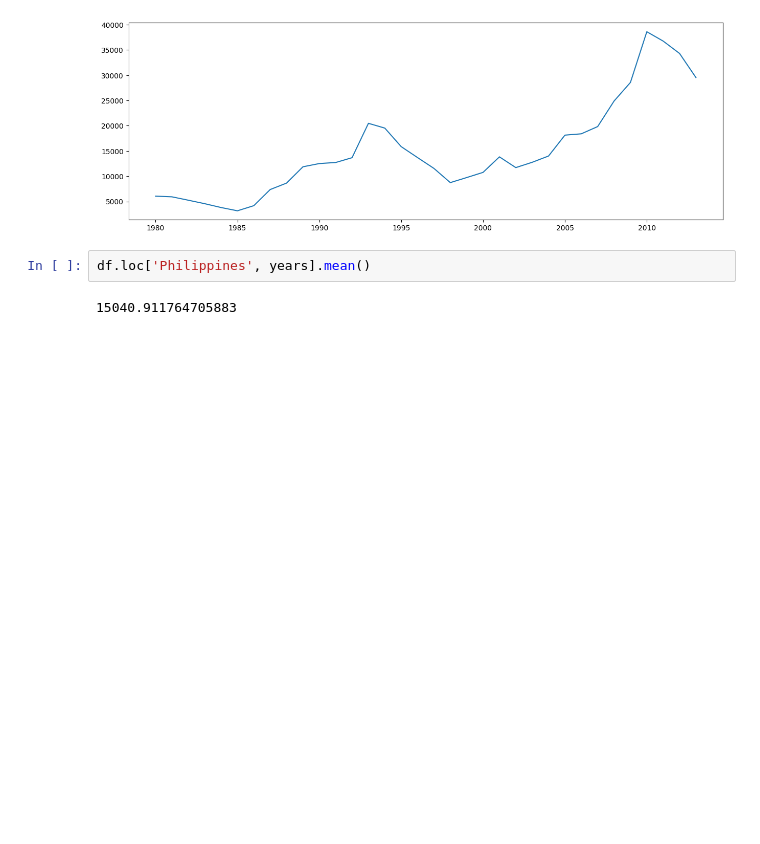
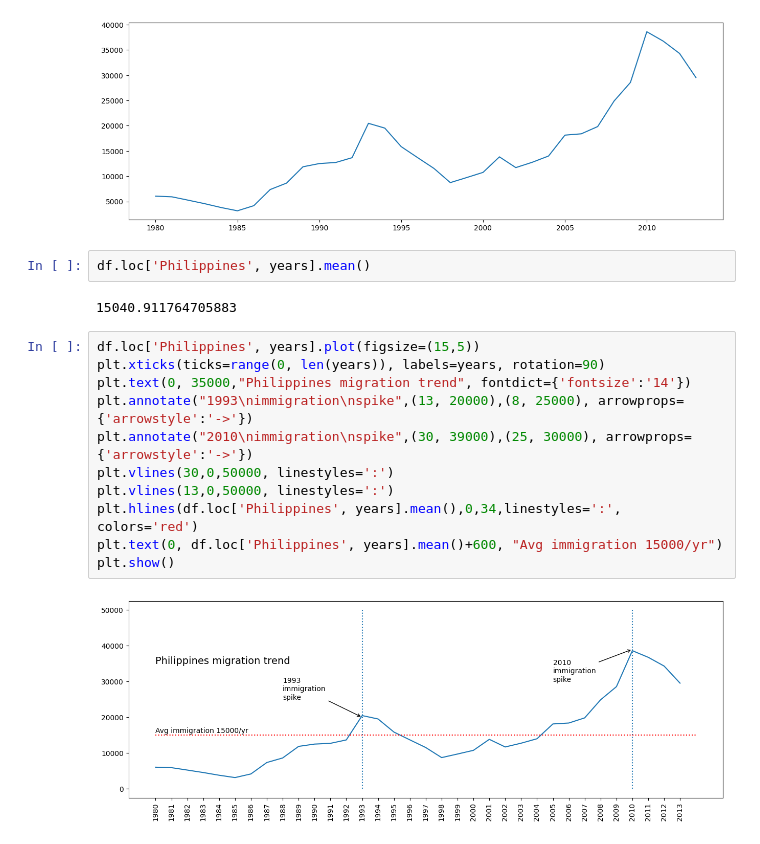
Before and after one commit to Amjadali168/2023-SEP--PY-DS, a Jupyter notebook: data analysis/immigration_analysis.ipynb, the cells around one changed output. Cells and saved outputs as stored; diff of their text form; blank space fills up the shorter version.

```diff
--- a/data analysis/immigration_analysis.ipynb
+++ b/data analysis/immigration_analysis.ipynb
@@ -273,3 +273,16 @@ df.loc['Philippines', years].plot(figsize=(15,5))
 df.loc['Philippines', years].mean()
 # %% [output]
 15040.911764705883
+# %%
+df.loc['Philippines', years].plot(figsize=(15,5))
+plt.xticks(ticks=range(0, len(years)), labels=years, rotation=90)
+plt.text(0, 35000,"Philippines migration trend", fontdict={'fontsize':'14'})
+plt.annotate("1993\nimmigration\nspike",(13, 20000),(8, 25000), arrowprops={'arrowstyle':'->'})
+plt.annotate("2010\nimmigration\nspike",(30, 39000),(25, 30000), arrowprops={'arrowstyle':'->'})
+plt.vlines(30,0,50000, linestyles=':')
+plt.vlines(13,0,50000, linestyles=':')
+plt.hlines(df.loc['Philippines', years].mean(),0,34,linestyles=':', colors='red')
+plt.text(0, df.loc['Philippines', years].mean()+600, "Avg immigration 15000/yr")
+plt.show()
+# %% [output]
+[figure, added]
```
Also changed, not shown: parts of 2 cells of this notebook.
